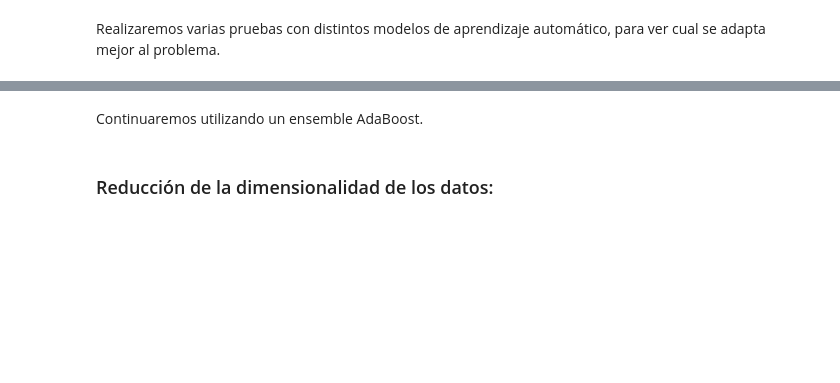
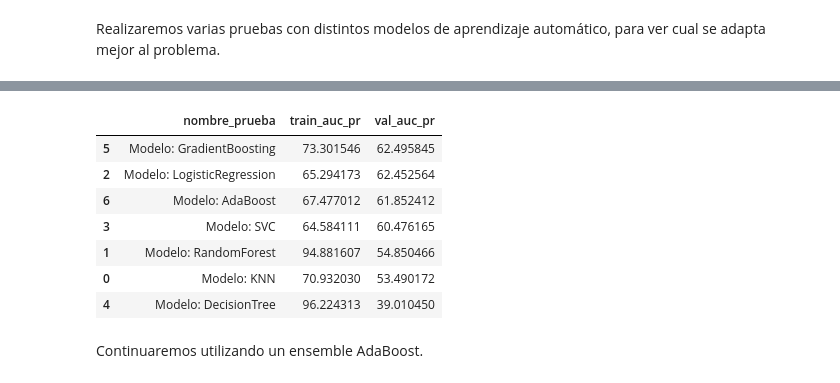
Before and after one commit to GOIH/MineriaDatos, a Jupyter notebook: analisis.ipynb, the cells around one changed output, grey strips where cells are left out. Cells and saved outputs as stored; diff of their text form; code cells hidden in the pictures; blank space fills up the shorter version.

```diff
--- a/analisis.ipynb
+++ b/analisis.ipynb
@@ -888,4 +1122,15 @@ comparar_resultados(resultados)
+# %%
+# Resultados finales
+df_resultados = pd.DataFrame(resultados)
+display(df_resultados.sort_values('val_auc_pr', ascending=False))
+# %% [output]
+|  | nombre_prueba | train_auc_pr | val_auc_pr |
+| 5 | Modelo: GradientBoosting | 73.301546 | 62.495845 |
+| 2 | Modelo: LogisticRegression | 65.294173 | 62.452564 |
+| 6 | Modelo: AdaBoost | 67.477012 | 61.852412 |
+| 3 | Modelo: SVC | 64.584111 | 60.476165 |
+| 1 | Modelo: RandomForest | 94.881607 | 54.850466 |
+| 0 | Modelo: KNN | 70.932030 | 53.490172 |
+| 4 | Modelo: DecisionTree | 96.224313 | 39.010450 |
 # %% [markdown]
 Continuaremos utilizando un ensemble AdaBoost.
-# %% [markdown]
-### Reducción de la dimensionalidad de los datos:
```
Also changed, not shown: parts of 26 cells of this notebook.
